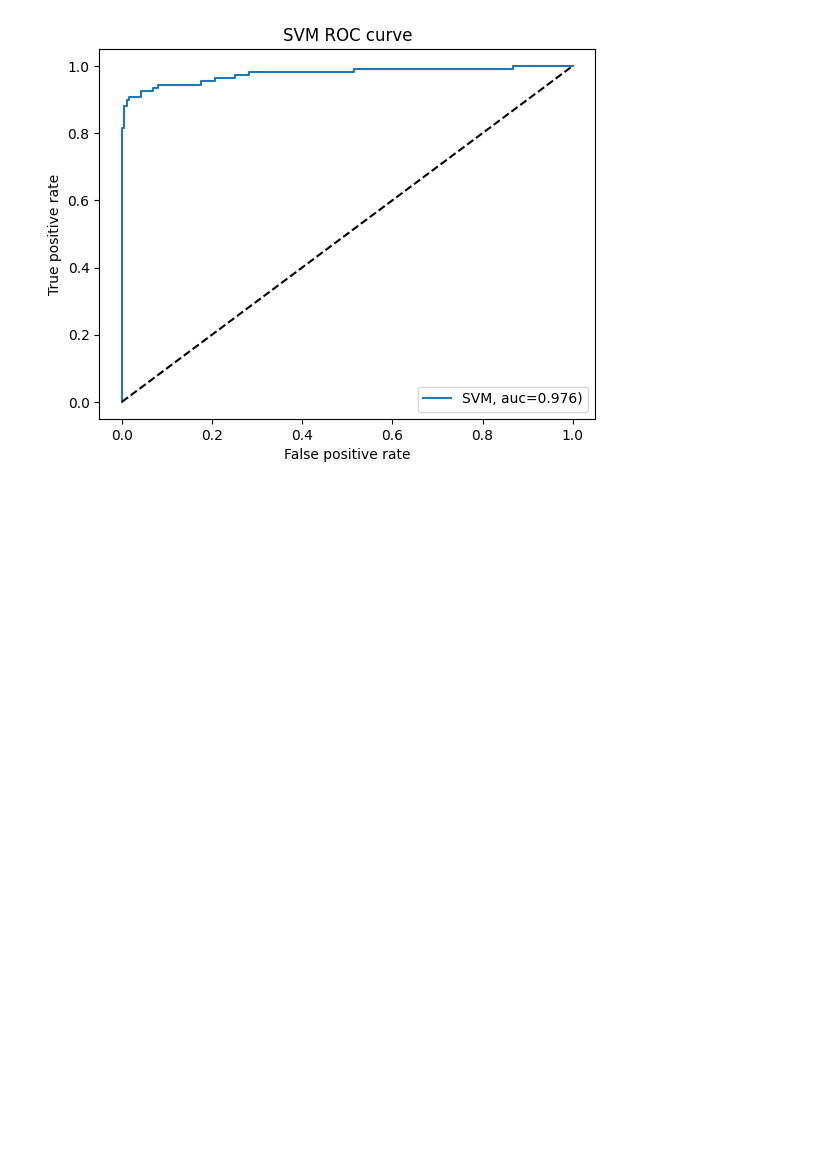
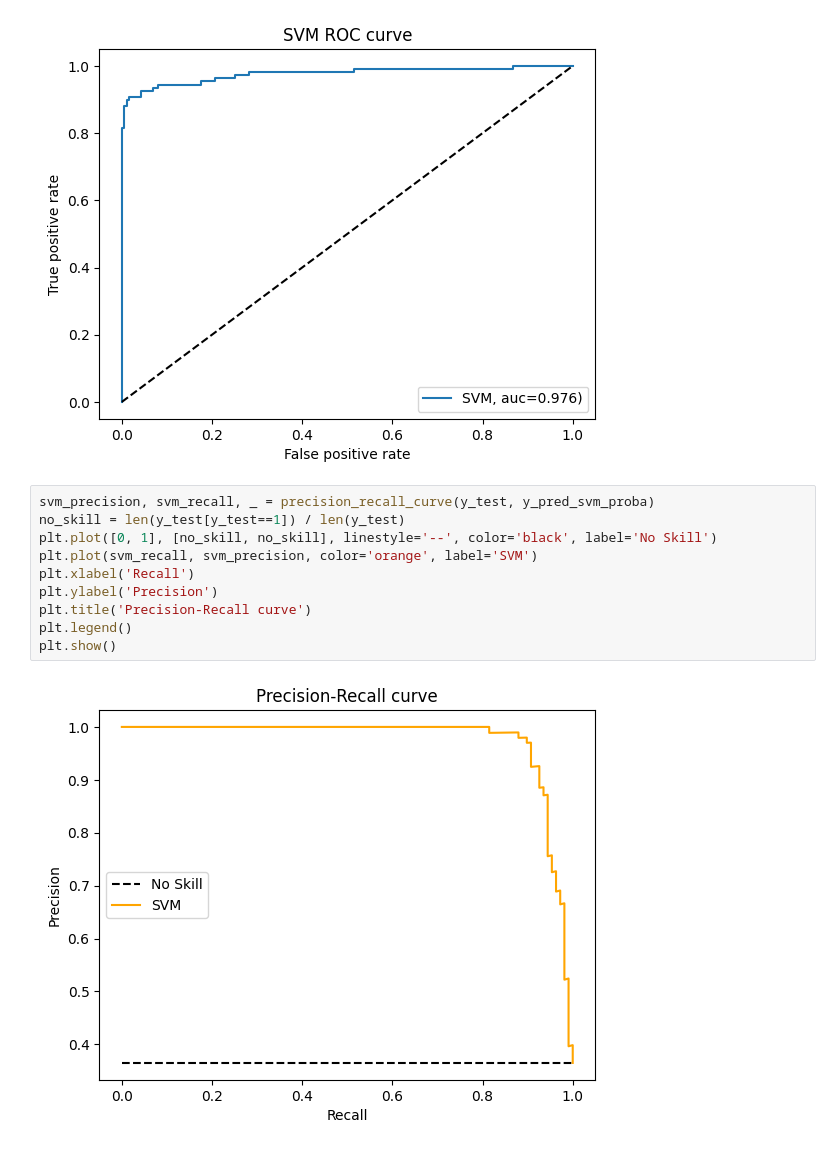
Before and after one commit to whoisusmanali/Credit-Card-Fraud-Detection-using-AI, a Jupyter notebook: Credit Card Fraud Detection - Support Vector Machines.ipynb, the cells around one changed output. Saved outputs shown, nothing was run; the diff lists cells and outputs as text; blank space fills up the shorter version.

Commit message:
Precision and Recall performance check

```diff
--- a/Credit Card Fraud Detection - Support Vector Machines.ipynb
+++ b/Credit Card Fraud Detection - Support Vector Machines.ipynb
@@ -209,3 +209,15 @@ plt.legend(loc=4)
 plt.show()
 # %% [output]
 [figure]
+# %%
+svm_precision, svm_recall, _ = precision_recall_curve(y_test, y_pred_svm_proba)
+no_skill = len(y_test[y_test==1]) / len(y_test)
+plt.plot([0, 1], [no_skill, no_skill], linestyle='--', color='black', label='No Skill')
+plt.plot(svm_recall, svm_precision, color='orange', label='SVM')
+plt.xlabel('Recall')
+plt.ylabel('Precision')
+plt.title('Precision-Recall curve')
+plt.legend()
+plt.show()
+# %% [output]
+[figure, added]
```
